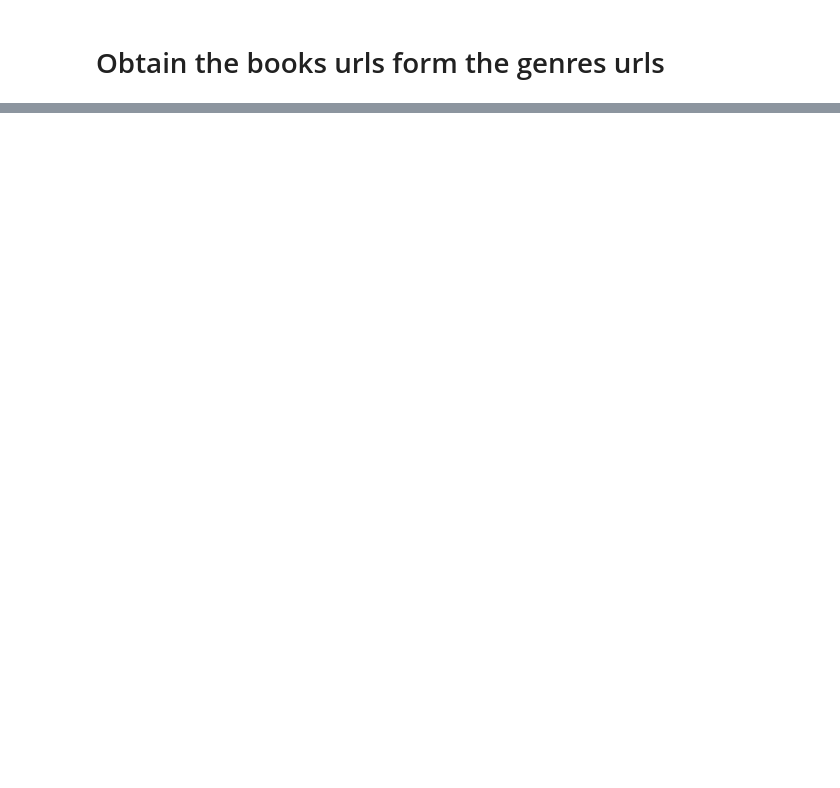
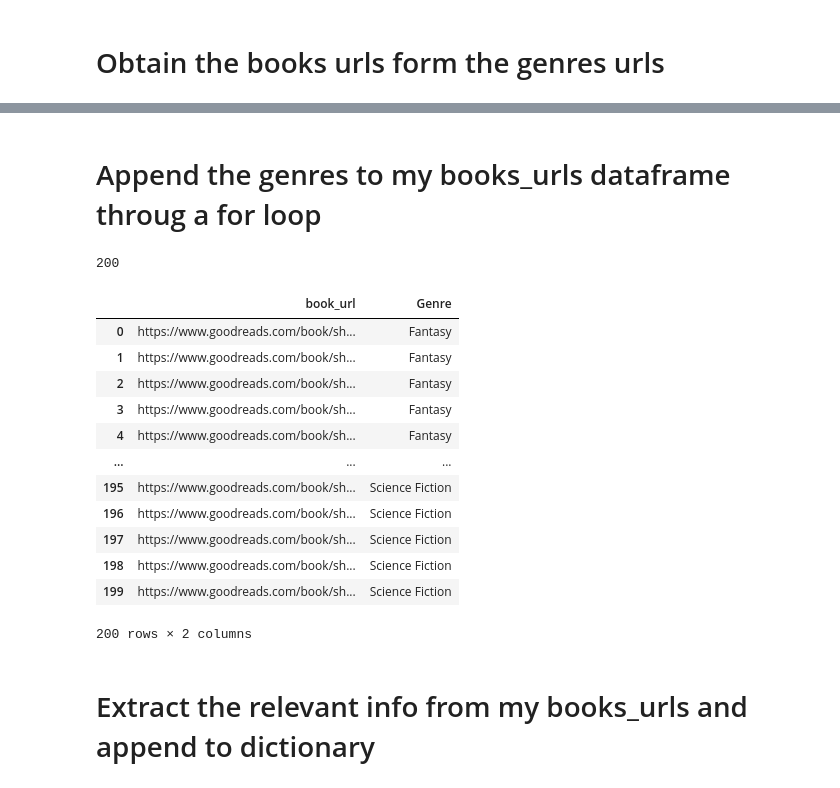
Before and after one commit to MargaMontV/Final-Project-Book-Recommendation, a Jupyter notebook: Goodreads webscraping.ipynb, the cells around one changed output, grey strips where cells are left out. Saved outputs shown, nothing was run; the diff lists cells and outputs as text; code cells hidden in the pictures; blank space fills up the shorter version.

```diff
--- a/Goodreads webscraping.ipynb
+++ b/Goodreads webscraping.ipynb
@@ -13,8 +54,8 @@ pd.set_option('display.max_colwidth', None)
 # %% [markdown]
 # Get the genres urls containing 50 books per page per genre
 # %%
-#Create a genre list with the gernes and a pege list with the pages
-genre_list = ['fantasy', 'fiction']
-pages_list = ['1', '2']
+#Create a genre list with the gernes and a page list with the pages
+genre_list = ['fantasy', 'science-fiction']
+genre_pages = ['1', '2']
 # %%
 #Create a for loop and dictionaries containing the main urls. This urls contain 50 books each
@@ -40,0 +126,35 @@ genres_urls
+# %% [markdown]
+# Append the genres to my books_urls dataframe throug a for loop
+# %%
+genres_list = []
+
+for book_url_i, row in books_urls.iterrows():
+    #print(book_url_i)
+    if book_url_i <= 99:
+        #print(books_urls.index)
+        genres_list.append('Fantasy')
+    elif book_url_i >= 100 and book_url_i <= 199:
+        genres_list.append('Science Fiction')
+print(len(genres_list))
+#print(genres_list)
+# %% [output]
+200
+# %%
+books_urls['Genre'] = genres_list
+books_urls
+# %% [output]
+|  | book_url | Genre |
+| 0 | https://www.goodreads.com/book/sh... | Fantasy |
+| 1 | https://www.goodreads.com/book/sh... | Fantasy |
+| 2 | https://www.goodreads.com/book/sh... | Fantasy |
+| 3 | https://www.goodreads.com/book/sh... | Fantasy |
+| 4 | https://www.goodreads.com/book/sh... | Fantasy |
+| ... | ... | ... |
+| 195 | https://www.goodreads.com/book/sh... | Science Fiction |
+| 196 | https://www.goodreads.com/book/sh... | Science Fiction |
+| 197 | https://www.goodreads.com/book/sh... | Science Fiction |
+| 198 | https://www.goodreads.com/book/sh... | Science Fiction |
+| 199 | https://www.goodreads.com/book/sh... | Science Fiction |
+200 rows × 2 columns
+# %% [markdown]
+# Extract the relevant info from my books_urls and append to dictionary
```
Also changed, not shown: parts of 64 cells of this notebook, 1 other file.
